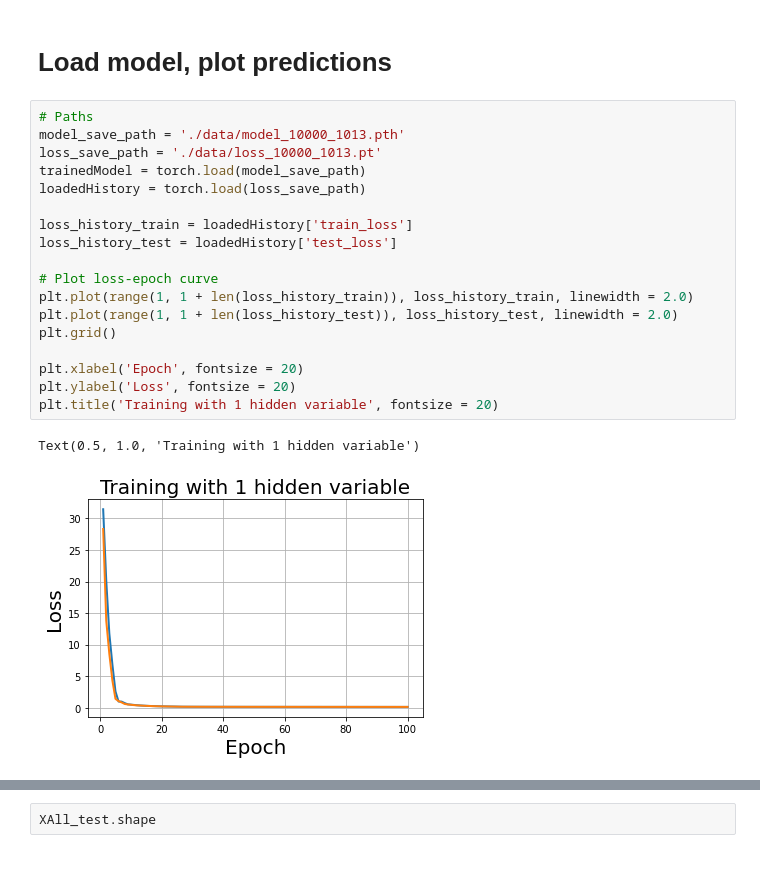
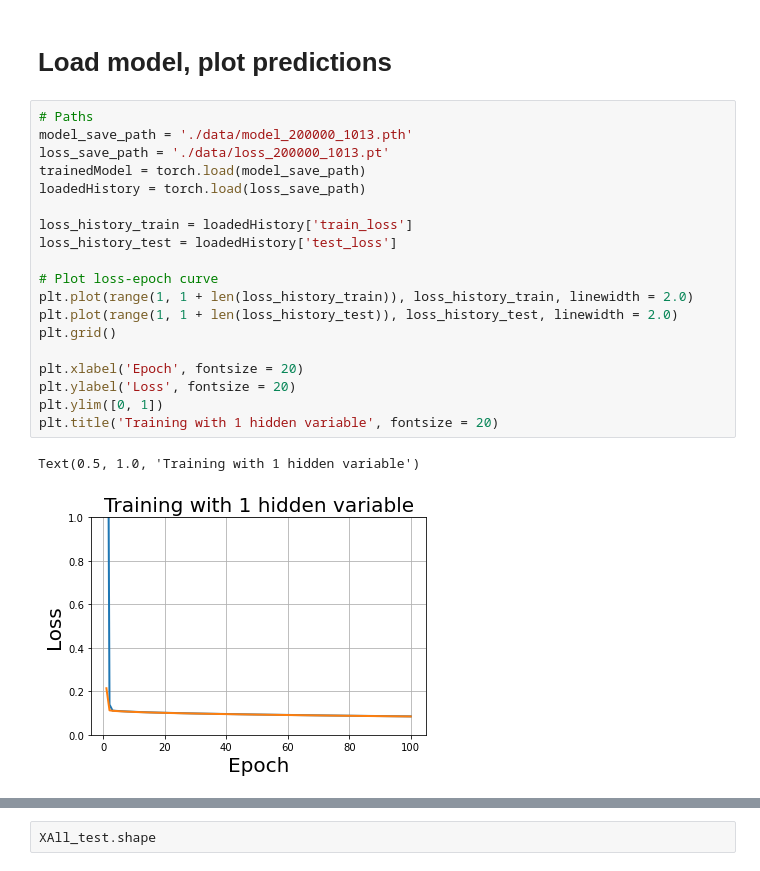
Before and after one commit to Shengduo/RateStateFrictionTraining, a Jupyter notebook: Trial.ipynb, the cells around one changed output, grey strips where cells are left out. Cells and saved outputs as stored; diff of their text form.

```diff
--- a/Trial.ipynb
+++ b/Trial.ipynb
@@ -659,22 +679,23 @@ Training time for this epoch:  110.567791223526
 # Load model, plot predictions
 # %%
 # Paths
-model_save_path = './data/model_10000_1013.pth'
-loss_save_path = './data/loss_10000_1013.pt'
+model_save_path = './data/model_200000_1013.pth'
+loss_save_path = './data/loss_200000_1013.pt'
 trainedModel = torch.load(model_save_path)
 loadedHistory = torch.load(loss_save_path)
 
 loss_history_train = loadedHistory['train_loss']
 loss_history_test = loadedHistory['test_loss']
 
 # Plot loss-epoch curve
 plt.plot(range(1, 1 + len(loss_history_train)), loss_history_train, linewidth = 2.0)
 plt.plot(range(1, 1 + len(loss_history_test)), loss_history_test, linewidth = 2.0)
 plt.grid()
 
 plt.xlabel('Epoch', fontsize = 20)
 plt.ylabel('Loss', fontsize = 20)
+plt.ylim([0, 1])
 plt.title('Training with 1 hidden variable', fontsize = 20)
 # %% [output]
 Text(0.5, 1.0, 'Training with 1 hidden variable')
-[figure, old version]
+[figure, new version]
```
Also changed, not shown: parts of 12 cells of this notebook.
